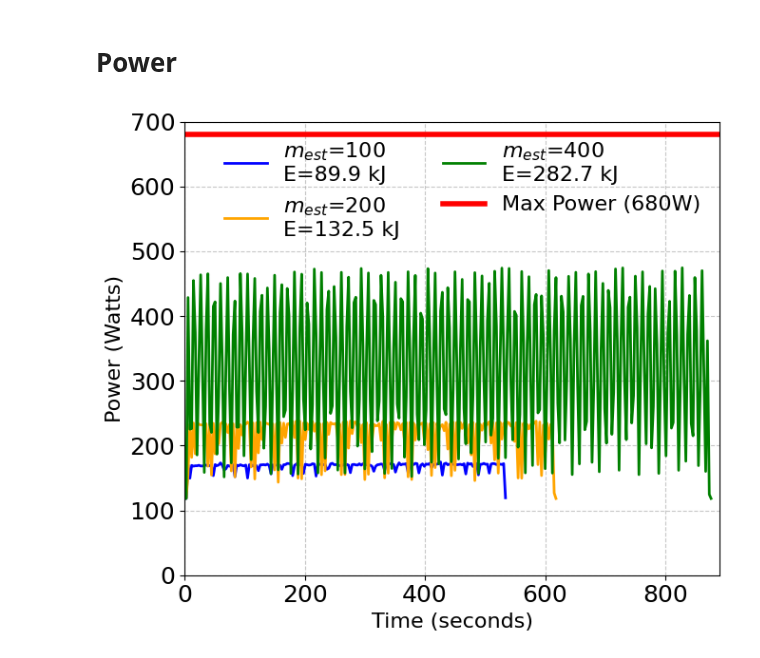
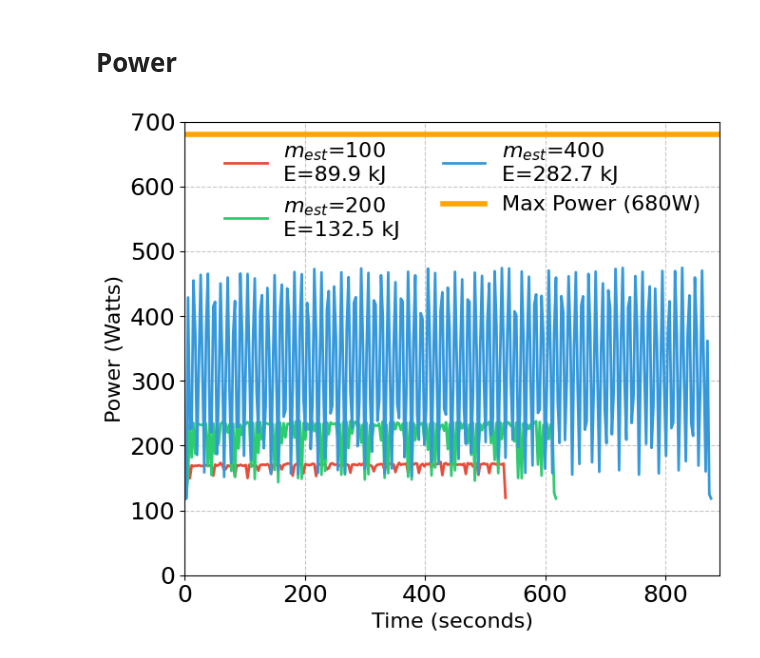
Before and after one commit to paper-code1/VecchiaConditionalExtremes, a Jupyter notebook: experiments/PerformanceVisu_GH200_scaling.ipynb, the cells around one changed output. Cells and saved outputs as stored; diff of their text form; code cells hidden in the pictures.

```diff
--- a/experiments/PerformanceVisu_GH200_scaling.ipynb
+++ b/experiments/PerformanceVisu_GH200_scaling.ipynb
@@ -437,7 +480,8 @@ def plot_power_consumption(start_time=300, end_time=340):
 
     # Process and plot data for different m values
     m_values = [100, 200, 400]
-    colors = ['blue', 'orange', 'green']
+    # colors = ['blue', 'orange', 'green']
+    colors = ['#e74c3c', '#2ecc71', '#3498db']
 
     for m, color in zip(m_values, colors):
         try:
@@ -453,32 +497,32 @@ def plot_power_consumption(start_time=300, end_time=340):
 
             plt.plot(filtered_data['time_seconds'],
                     filtered_data['power'],
                     label=f'$m_{{est}}$={m}\nE={energy/1000:.1f} kJ',
                     color=color,
                     linewidth=2)
         except Exception as e:
             print(f"Could not process data for m={m}: {str(e)}")
 
     # Add horizontal line for max power
-    plt.axhline(y=680, color='red', linewidth=4, linestyle='-', label='Max Power (680W)')
+    plt.axhline(y=680, color='orange', linewidth=4, linestyle='-', label='Max Power (680W)')
 
     plt.xlabel('Time (seconds)', fontsize=16)
     plt.ylabel('Power (Watts)', fontsize=16)
     plt.grid(True, linestyle='--', alpha=0.7)
     plt.legend(fontsize=16, ncol=2, framealpha=0.)
 
     # Set axis limits
     plt.xlim(start_time, end_time)
     plt.ylim(0, 700)  # slightly above 900 to show the line clearly
 
     # Adjust layout to prevent label cutoff
     plt.tight_layout()
 
     # Save the plot
     plt.savefig(f'./fig/gpu0_power_analysis_GH200_{start_time}_{end_time}.pdf', bbox_inches='tight')
     plt.show()
 
 # Example usage:
 plot_power_consumption(start_time=0, end_time=890)
 # %% [output]
-[figure, old version]
+[figure, new version]
```
Also changed, not shown: parts of 2 cells of this notebook, 18 other files.
